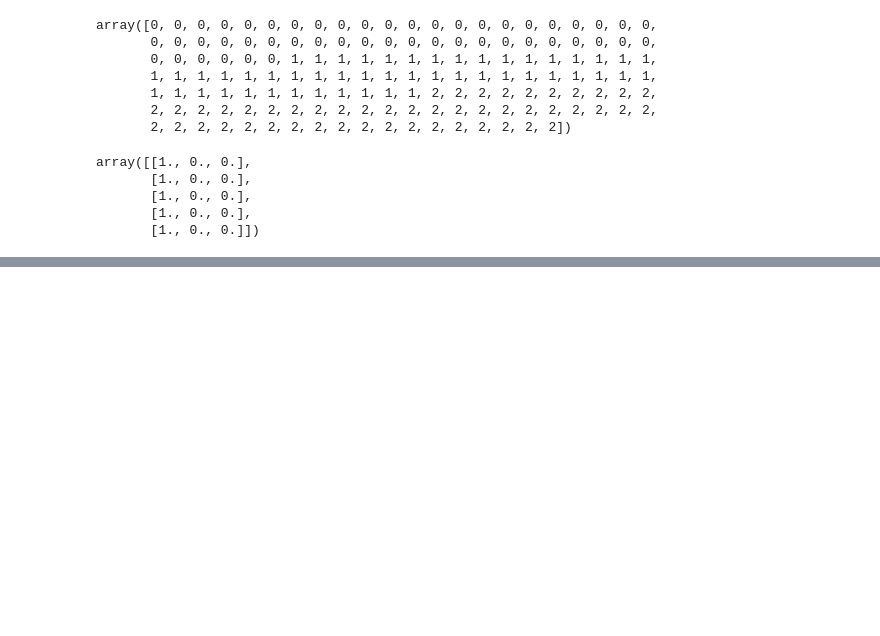
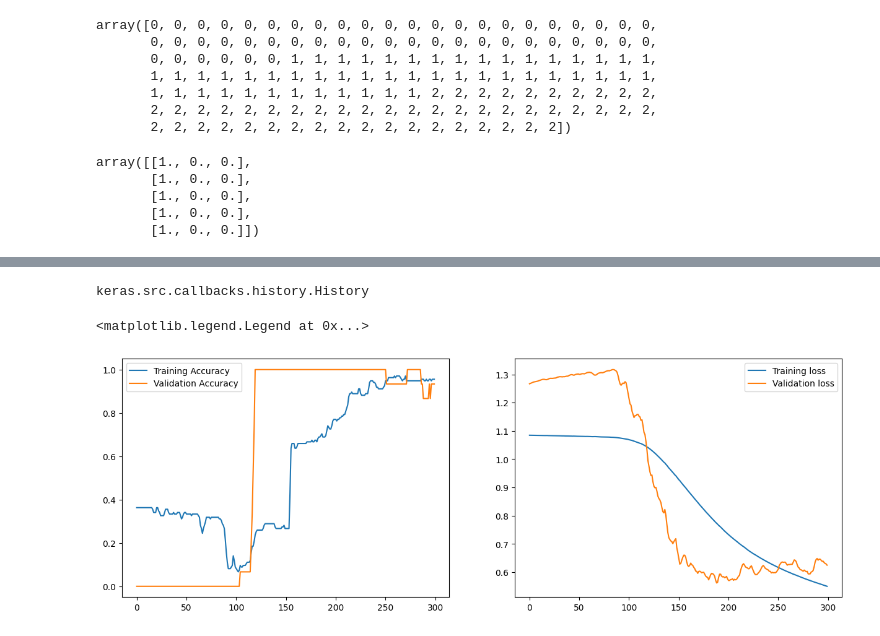
Before and after one commit to saghar-trade/deep-learning, a Jupyter notebook: Untitled7.ipynb, the cells around one changed output, grey strips where cells are left out. Cells and saved outputs as stored; diff of their text form; code cells hidden in the pictures; blank space fills up the shorter version.

```diff
--- a/Untitled7.ipynb
+++ b/Untitled7.ipynb
@@ -96,7 +79,8 @@ with open('encoder.bin', 'wb')as f:
 # %%
 model=Sequential()
 model.add(Input(shape=(4,)))
-model.add(Dense(2,activation='relu'))
+model.add(Dense(4,activation='relu'))
+model.add(Dense(3,activation='relu'))
 model.add(Dense(3,activation='softmax'))
 model.summary()
 # %% [output]
@@ -114,5 +100,5 @@ Model: "sequential_6"
 # %%
 model.compile(optimizer='adam',loss='categorical_crossentropy',metrics=['accuracy'])
 # %%
-model.fit(x,y_onehot, epochs=30)
+res=model.fit(x,y_onehot, epochs=300 ,validation_split=0.1)
 # %% [output]
@@ -136,0 +127,4 @@ Epoch 30/30
+# %%
+type(res)
+# %% [output]
+keras.src.callbacks.history.History
@@ -136,0 +133,14 @@ Epoch 30/30
+# %%
+plt.figure(figsize=(15,5))
+plt.subplot(1,2,1)
+plt.plot(res.history['accuracy'] ,label='Training Accuracy')
+plt.plot(res.history['val_accuracy'],label='Validation Accuracy')
+plt.legend()
+
+plt.subplot(1,2,2)
+plt.plot(res.history['loss'] ,label='Training loss')
+plt.plot(res.history['val_loss'],label='Validation loss')
+plt.legend()
+# %% [output]
+<matplotlib.legend.Legend at 0x...>
+[figure, added]
```
Also changed, not shown: parts of 6 cells of this notebook.
